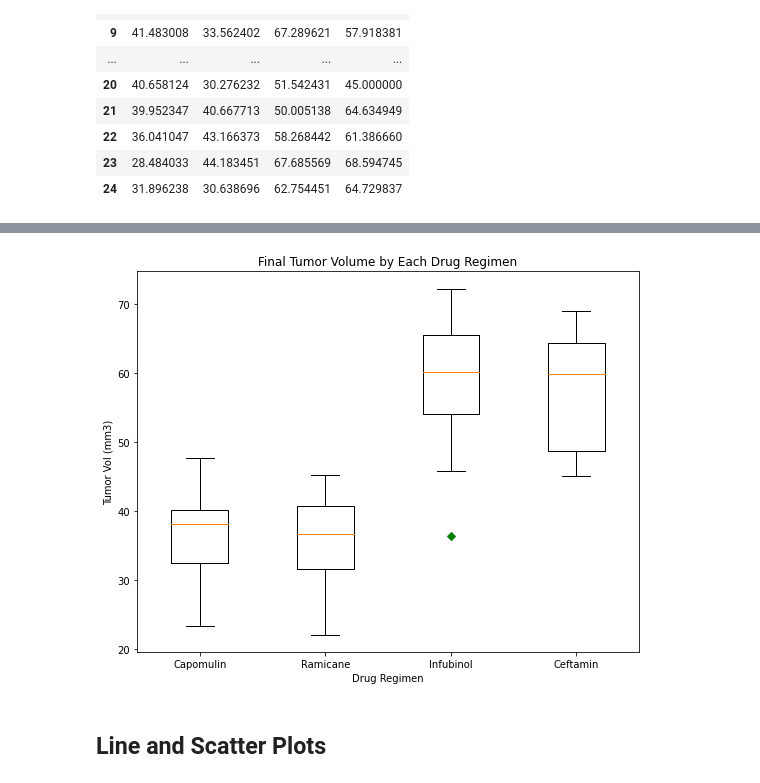
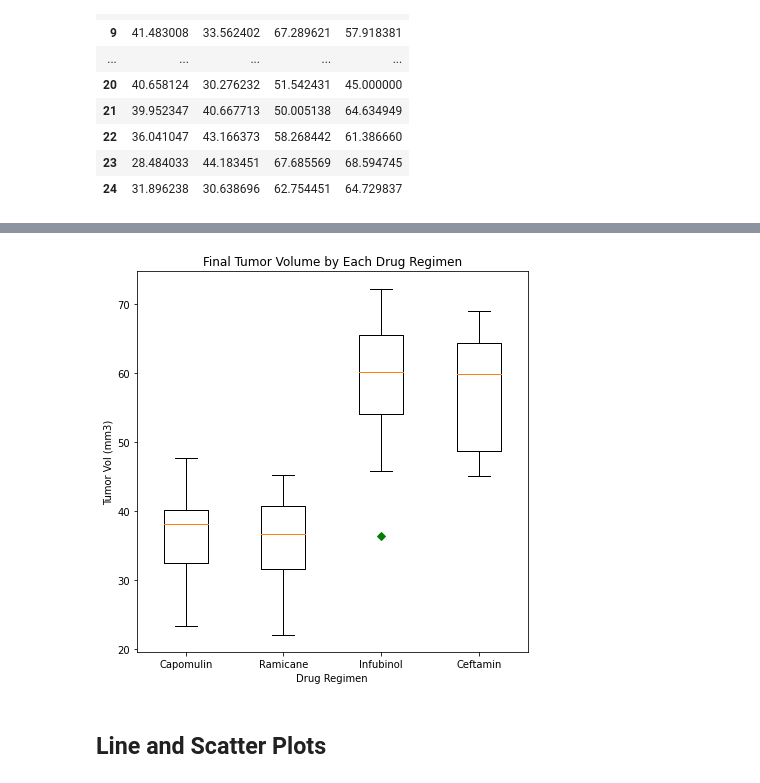
Before and after one commit to margoterudy/Pymaceuticals, a Jupyter notebook: Pymaceuticals/pymaceuticals_starter.ipynb, the cells around one changed output, grey strips where cells are left out. Saved outputs shown, nothing was run; the diff lists cells and outputs as text; code cells hidden in the pictures.

```diff
--- a/Pymaceuticals/pymaceuticals_starter.ipynb
+++ b/Pymaceuticals/pymaceuticals_starter.ipynb
@@ -344,30 +344,30 @@ outliers_group.sum()
 # %%
 # Generate a box plot of the final tumor volume of each mouse across four regimens of interest
 boxplot = [meds[treatments[0]],
                 meds[treatments[1]],
                 meds[treatments[2]],
                 meds[treatments[3]]
                ]
 
 #Define size
-fig1, ax = plt.subplots(figsize=(9,7))
+fig1, ax = plt.subplots(figsize=(7,7))
 
 #Title
 ax.set_title('Final Tumor Volume by Each Drug Regimen')
 
 #X
 ax.set_xlabel('Drug Regimen')
 #Y
 ax.set_ylabel('Tumor Vol (mm3)')
 
-# used ax.boxplot function and ran the parameter boxplot_list to create the boxplot
+#Create the boxplot
 ax.boxplot(boxplot, 0, 'gD')
 plt.xticks([1,2,3,4], treatments)
 
  # set labels of each boxplot
 plt.savefig('boxplot')
 plt.show()
 # %% [output]
-[figure, old version]
+[figure, new version]
 # %% [markdown]
 ## Line and Scatter Plots
```
Also changed, not shown: parts of 2 cells of this notebook, 1 other file.
